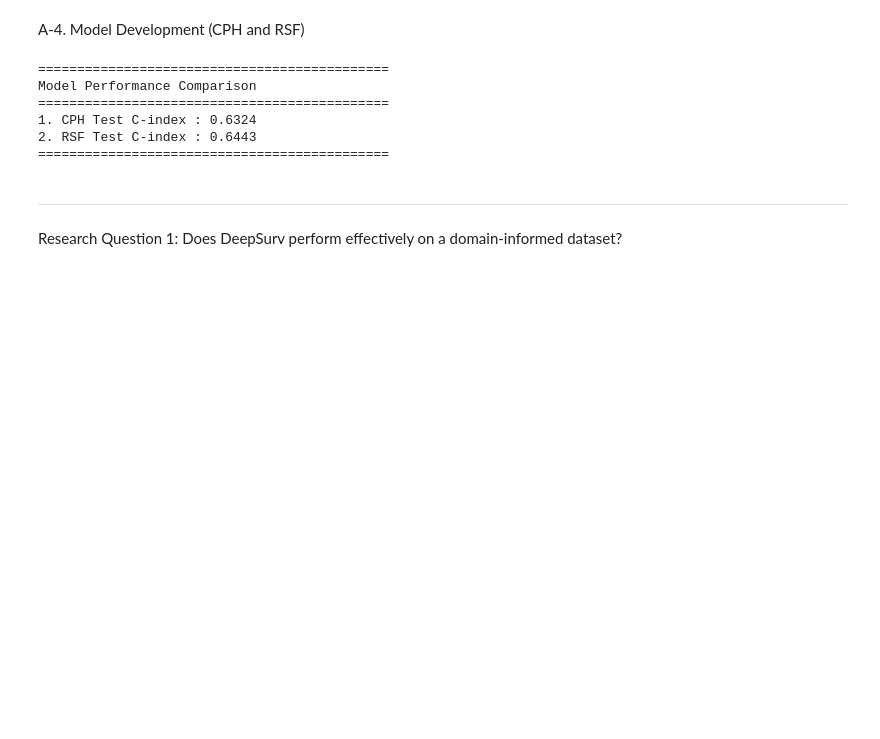
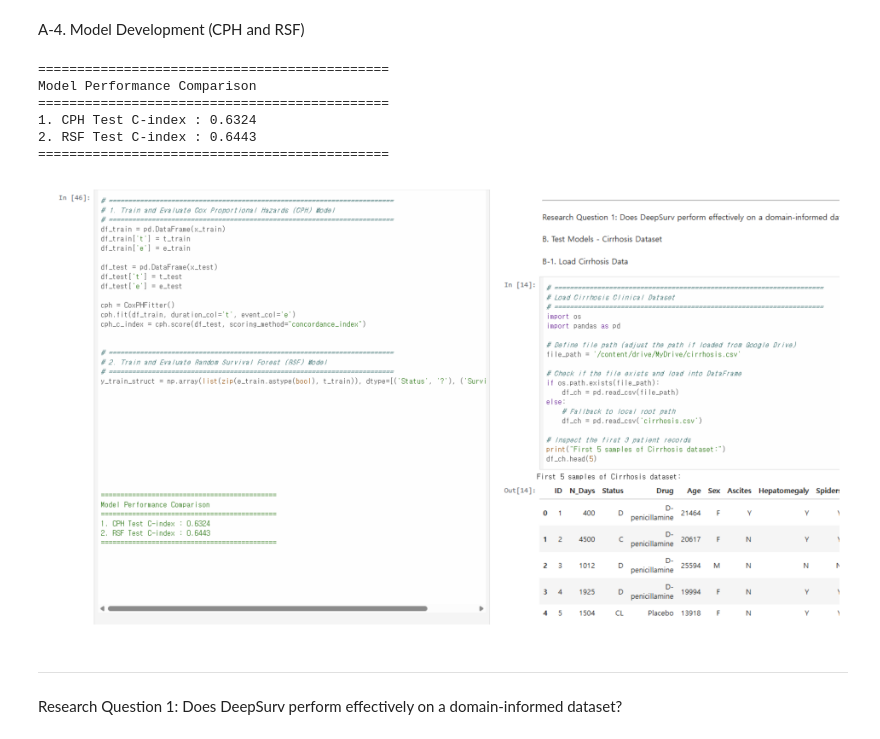
Before and after one commit to Byunghyun-Hwang-Trenbi/COMP8240, a Jupyter notebook: Assignment3/COMP8240_DeepSurv_Survival_Analysis.ipynb, the cells around one changed output. Drawn from its saved outputs; the diff is of its cells as text; code cells hidden in the pictures; blank space fills up the shorter version.

```diff
--- a/Assignment3/COMP8240_DeepSurv_Survival_Analysis.ipynb
+++ b/Assignment3/COMP8240_DeepSurv_Survival_Analysis.ipynb
@@ -249,8 +249,24 @@ Model Performance Comparison
 1. CPH Test C-index : 0.6324
 2. RSF Test C-index : 0.6443
 =============================================
+# %%
+from PIL import Image
+import matplotlib.pyplot as plt
+
+# Load and display the uploaded screenshot to inspect the structure problem
+image_path = '/content/스크린샷 2026-10-31 222222.png'
+try:
+    img = Image.open(image_path)
+    plt.figure(figsize=(12, 8))
+    plt.imshow(img)
+    plt.axis('off')
+    plt.show()
+except Exception as e:
+    print(f"Error displaying image: {e}")
+# %% [output]
+[figure, added]
 # %% [markdown]
---------------------------------------------------
+---
 # %% [markdown]
 Research Question 1: Does DeepSurv perform effectively on a domain-informed dataset?
 # %% [markdown]
```
Also changed, not shown: parts of 1 cell of this notebook.
